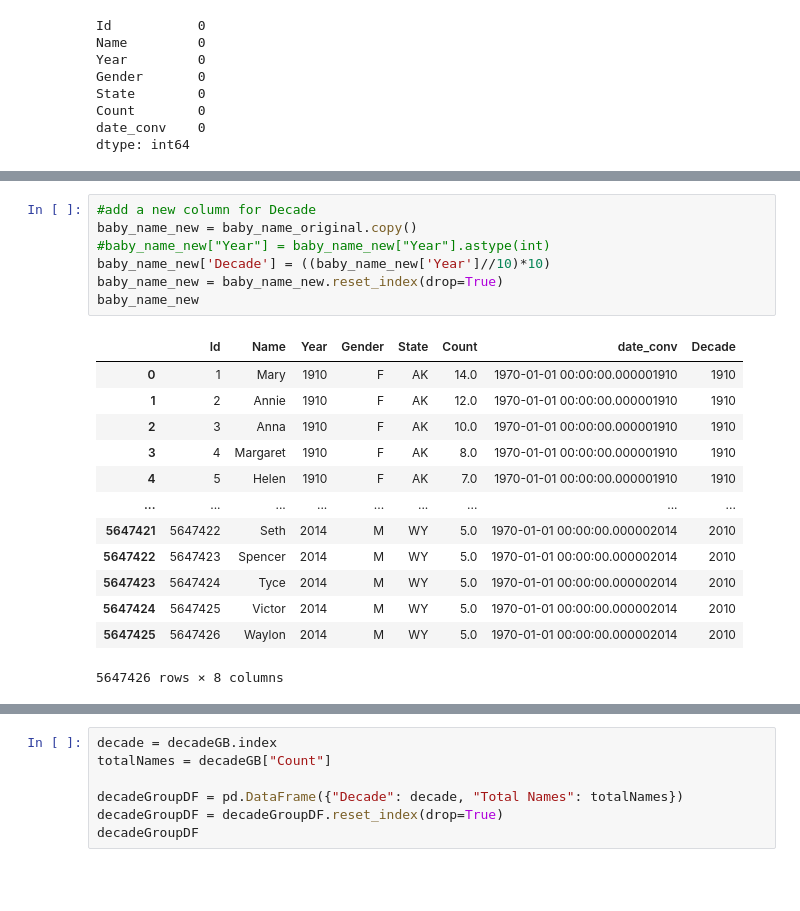
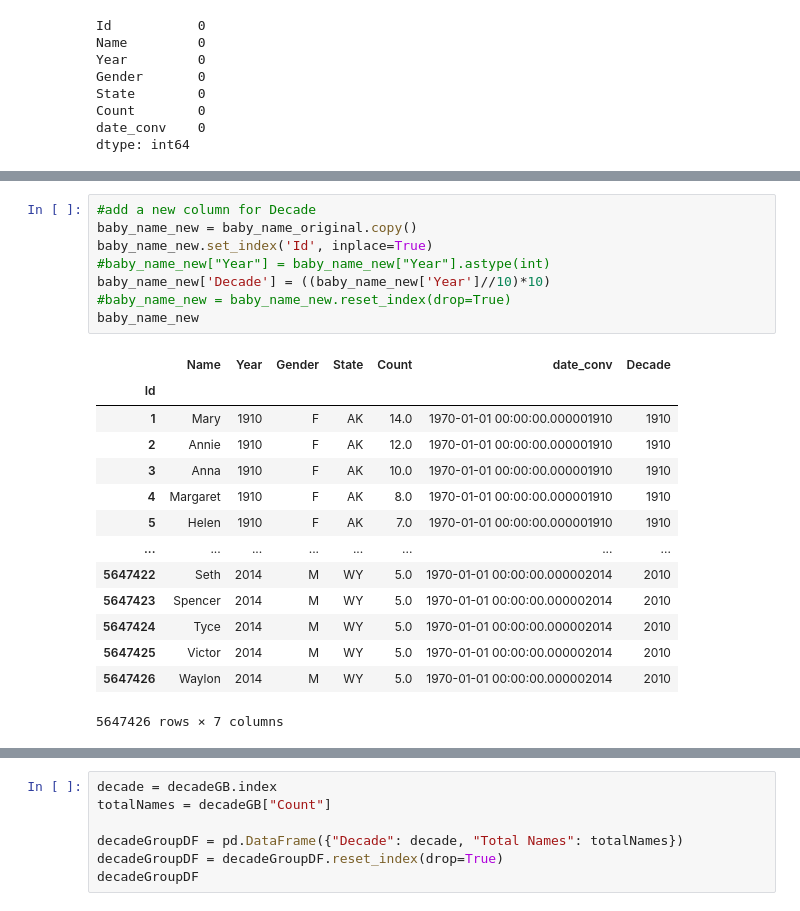
Before and after one commit to kekelee0714/BootcampProject, a Jupyter notebook: Matt/kaggleDataMatt.ipynb, the cells around one changed output, grey strips where cells are left out. Drawn from its saved outputs; the diff is of its cells as text; blank space fills up the shorter version.

```diff
--- a/Matt/kaggleDataMatt.ipynb
+++ b/Matt/kaggleDataMatt.ipynb
@@ -42,21 +47,23 @@ dtype: int64
 # %%
 #add a new column for Decade
 baby_name_new = baby_name_original.copy()
+baby_name_new.set_index('Id', inplace=True)
 #baby_name_new["Year"] = baby_name_new["Year"].astype(int)
 baby_name_new['Decade'] = ((baby_name_new['Year']//10)*10)
-baby_name_new = baby_name_new.reset_index(drop=True)
+#baby_name_new = baby_name_new.reset_index(drop=True)
 baby_name_new
 # %% [output]
-|  | Id | Name | Year | Gender | State | Count | date_conv | Decade |
-| 0 | 1 | Mary | 1910 | F | AK | 14.0 | 1970-01-01 00:00:00.000001910 | 1910 |
-| 1 | 2 | Annie | 1910 | F | AK | 12.0 | 1970-01-01 00:00:00.000001910 | 1910 |
-| 2 | 3 | Anna | 1910 | F | AK | 10.0 | 1970-01-01 00:00:00.000001910 | 1910 |
-| 3 | 4 | Margaret | 1910 | F | AK | 8.0 | 1970-01-01 00:00:00.000001910 | 1910 |
-| 4 | 5 | Helen | 1910 | F | AK | 7.0 | 1970-01-01 00:00:00.000001910 | 1910 |
-| ... | ... | ... | ... | ... | ... | ... | ... | ... |
-| 5647421 | 5647422 | Seth | 2014 | M | WY | 5.0 | 1970-01-01 00:00:00.000002014 | 2010 |
-| 5647422 | 5647423 | Spencer | 2014 | M | WY | 5.0 | 1970-01-01 00:00:00.000002014 | 2010 |
-| 5647423 | 5647424 | Tyce | 2014 | M | WY | 5.0 | 1970-01-01 00:00:00.000002014 | 2010 |
-| 5647424 | 5647425 | Victor | 2014 | M | WY | 5.0 | 1970-01-01 00:00:00.000002014 | 2010 |
-| 5647425 | 5647426 | Waylon | 2014 | M | WY | 5.0 | 1970-01-01 00:00:00.000002014 | 2010 |
+|  | Name | Year | Gender | State | Count | date_conv | Decade |
+| Id |  |  |  |  |  |  |  |
+| 1 | Mary | 1910 | F | AK | 14.0 | 1970-01-01 00:00:00.000001910 | 1910 |
+| 2 | Annie | 1910 | F | AK | 12.0 | 1970-01-01 00:00:00.000001910 | 1910 |
+| 3 | Anna | 1910 | F | AK | 10.0 | 1970-01-01 00:00:00.000001910 | 1910 |
+| 4 | Margaret | 1910 | F | AK | 8.0 | 1970-01-01 00:00:00.000001910 | 1910 |
+| 5 | Helen | 1910 | F | AK | 7.0 | 1970-01-01 00:00:00.000001910 | 1910 |
+| ... | ... | ... | ... | ... | ... | ... | ... |
+| 5647422 | Seth | 2014 | M | WY | 5.0 | 1970-01-01 00:00:00.000002014 | 2010 |
+| 5647423 | Spencer | 2014 | M | WY | 5.0 | 1970-01-01 00:00:00.000002014 | 2010 |
+| 5647424 | Tyce | 2014 | M | WY | 5.0 | 1970-01-01 00:00:00.000002014 | 2010 |
+| 5647425 | Victor | 2014 | M | WY | 5.0 | 1970-01-01 00:00:00.000002014 | 2010 |
+| 5647426 | Waylon | 2014 | M | WY | 5.0 | 1970-01-01 00:00:00.000002014 | 2010 |
-5647426 rows × 8 columns
+5647426 rows × 7 columns
```
Also changed, not shown: parts of 4 cells of this notebook.
